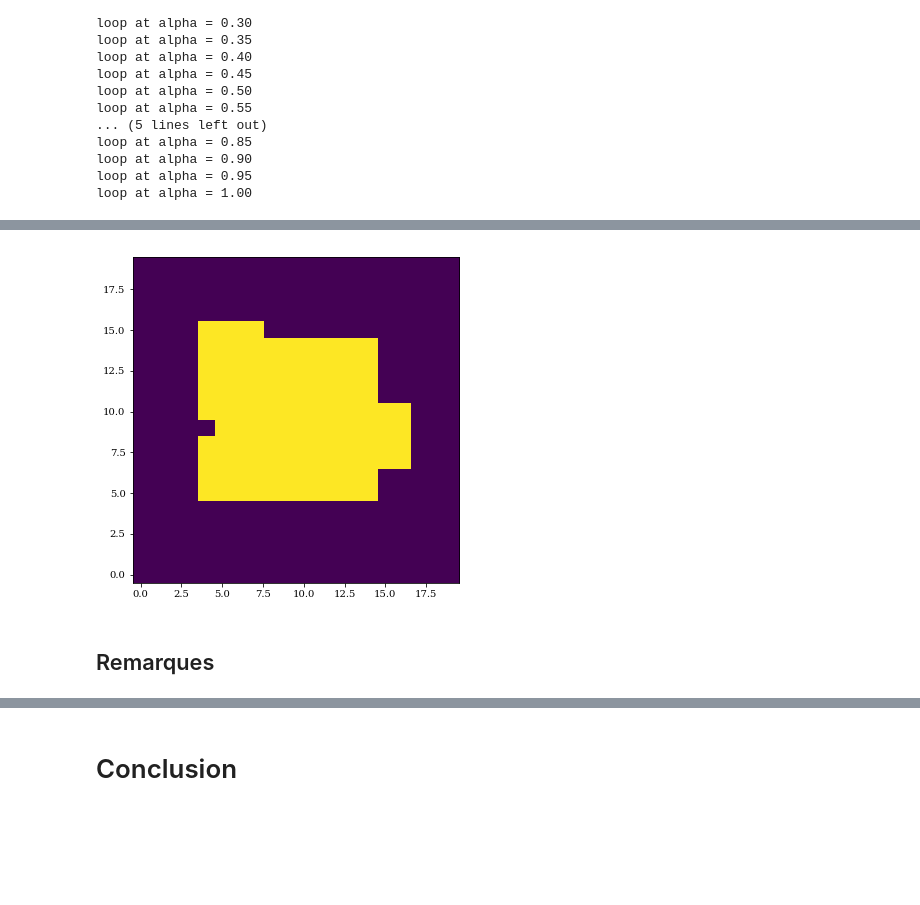
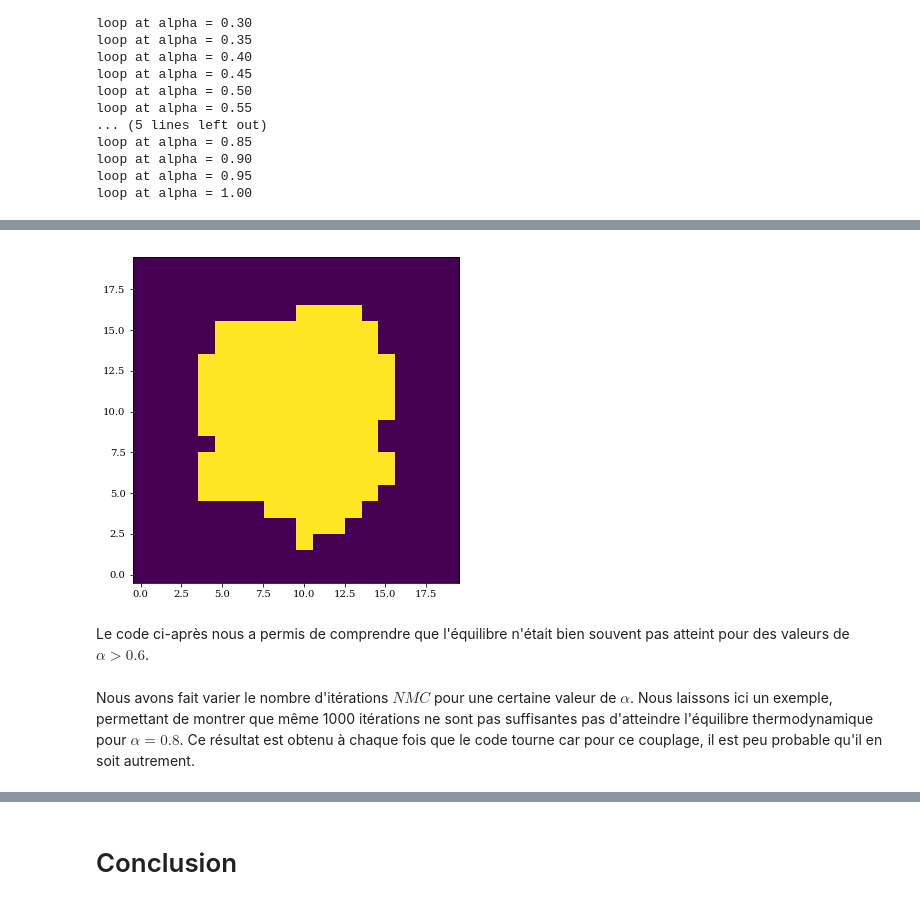
Before and after one commit to ceschoon/Travail-PHYS-F-303, a Jupyter notebook: Travail_PHYS-F-303_MJ_CS.ipynb, the cells around one changed output, grey strips where cells are left out. Cells and saved outputs as stored; diff of their text form; code cells hidden in the pictures; blank space fills up the shorter version.

```diff
--- a/Travail_PHYS-F-303_MJ_CS.ipynb
+++ b/Travail_PHYS-F-303_MJ_CS.ipynb
@@ -1372,5 +1376,5 @@ plt.show()
 # %%
 plt.figure(figsize=(6,6))
-plt.imshow(sps[39],interpolation="none",origin='lower');
+plt.imshow(sps[14],interpolation="none",origin='lower');
 # %% [output]
-[figure, old version]
+[figure, new version]
@@ -1385,2 +1381,2 @@ print("Notre couplage critique vaut {:.2f} \pm {:.2f}".format(alpha_c,err_alpha_
-# %% [markdown]
-## Remarques
+# %% [markdown]
+Le code ci-après nous a permis de comprendre que l'équilibre n'était bien souvent pas atteint pour des valeurs de $\alpha > 0.6$.
@@ -1386,0 +1413,2 @@ print("Notre couplage critique vaut {:.2f} \pm {:.2f}".format(alpha_c,err_alpha_
+# %% [markdown]
+Nous avons fait varier le nombre d'itérations $NMC$ pour une certaine valeur de $\alpha$. Nous laissons ici un exemple, permettant de montrer que même 1000 itérations ne sont pas suffisantes pas d'atteindre l'équilibre thermodynamique pour $\alpha = 0.8$. Ce résultat est obtenu à chaque fois que le code tourne car pour ce couplage, il est peu probable qu'il en soit autrement.
```
Also changed, not shown: parts of 44 cells of this notebook.
